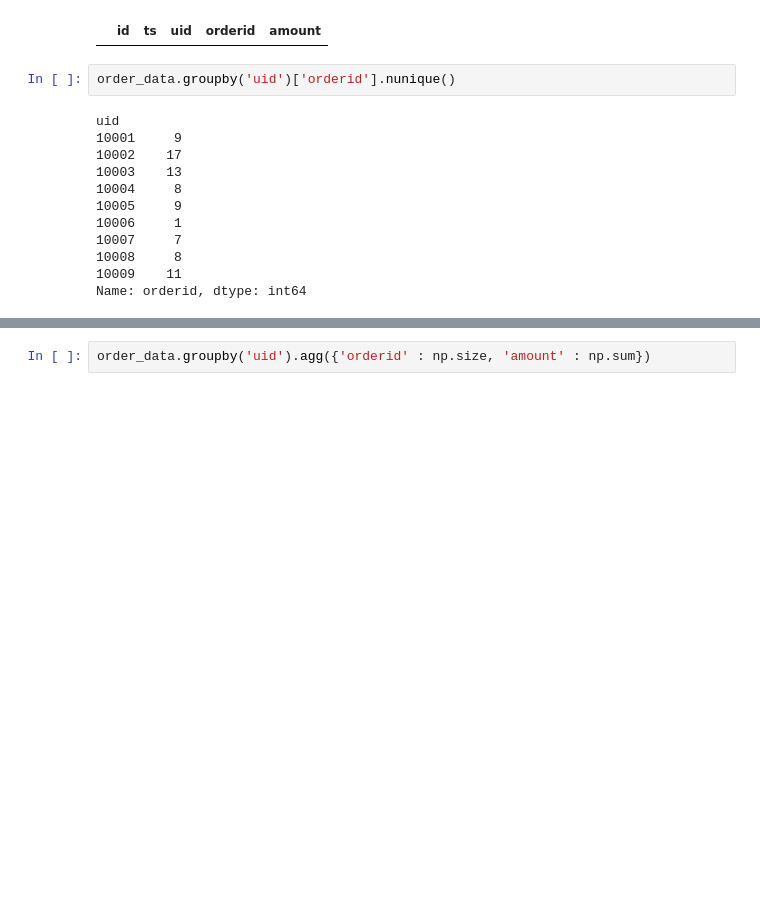
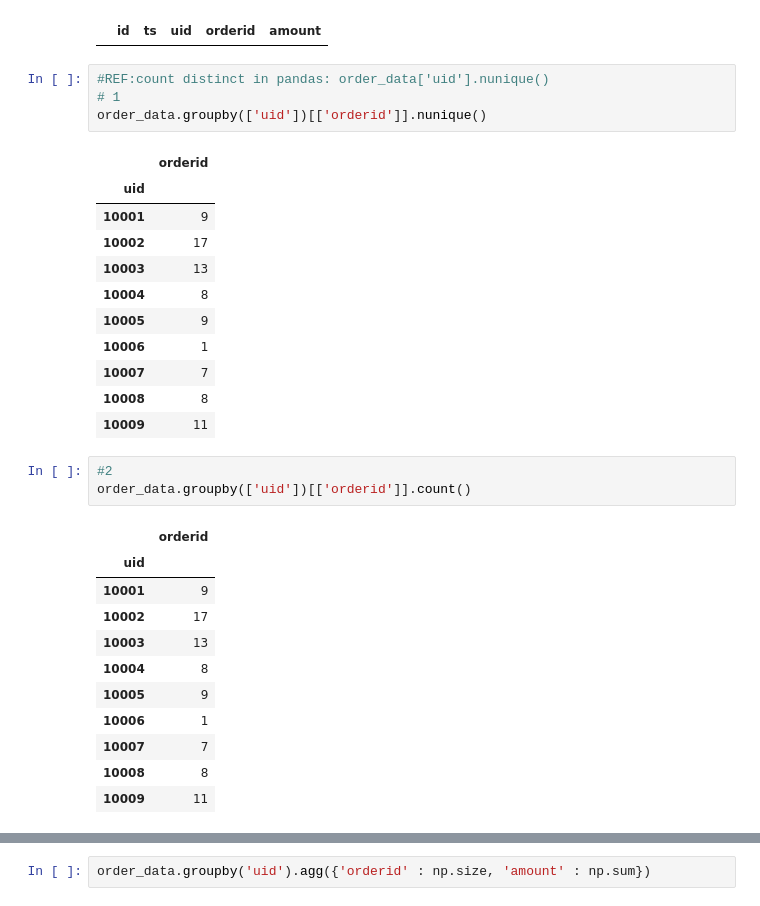
Before and after one commit to Mark-Radder-003/Pandas_vs_SQL, a Jupyter notebook: pandas_sql_1/pandas_sql_1_mark-20200517.ipynb, the cells around one changed output, grey strips where cells are left out. Cells and saved outputs as stored; diff of their text form; blank space fills up the shorter version.

```diff
--- a/pandas_sql_1/pandas_sql_1_mark-20200319.ipynb
+++ b/pandas_sql_1/pandas_sql_1_mark-20200517.ipynb
@@ -280,18 +287,35 @@ order_data[order_data['uid'].notna()]
 order_data[order_data['uid'].isna()]
 # %% [output]
 |  | id | ts | uid | orderid | amount |
+# %%
+#REF:count distinct in pandas: order_data['uid'].nunique()
+# 1
+order_data.groupby(['uid'])[['orderid']].nunique()
+# %% [output]
+|  | orderid |
+| uid |  |
+| 10001 | 9 |
+| 10002 | 17 |
+| 10003 | 13 |
+| 10004 | 8 |
+| 10005 | 9 |
+| 10006 | 1 |
+| 10007 | 7 |
+| 10008 | 8 |
+| 10009 | 11 |
 # %%
-order_data.groupby('uid')['orderid'].nunique()
+#2
+order_data.groupby(['uid'])[['orderid']].count()
 # %% [output]
-uid
-10001     9
-10002    17
-10003    13
-10004     8
-10005     9
-10006     1
-10007     7
-10008     8
-10009    11
-Name: orderid, dtype: int64
+|  | orderid |
+| uid |  |
+| 10001 | 9 |
+| 10002 | 17 |
+| 10003 | 13 |
+| 10004 | 8 |
+| 10005 | 9 |
+| 10006 | 1 |
+| 10007 | 7 |
+| 10008 | 8 |
+| 10009 | 11 |
 # %%
```
Also changed, not shown: parts of 10 cells of this notebook.
